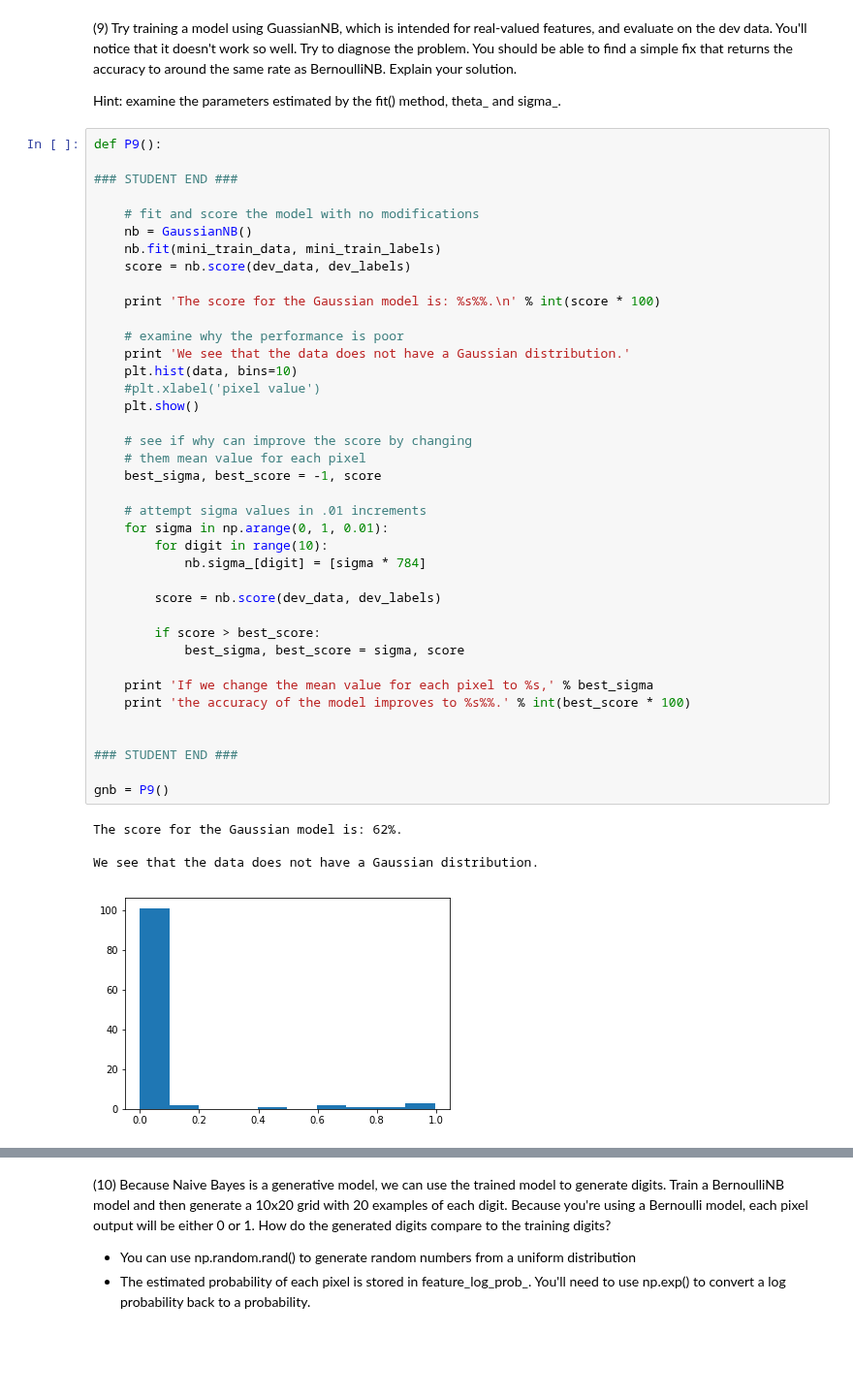
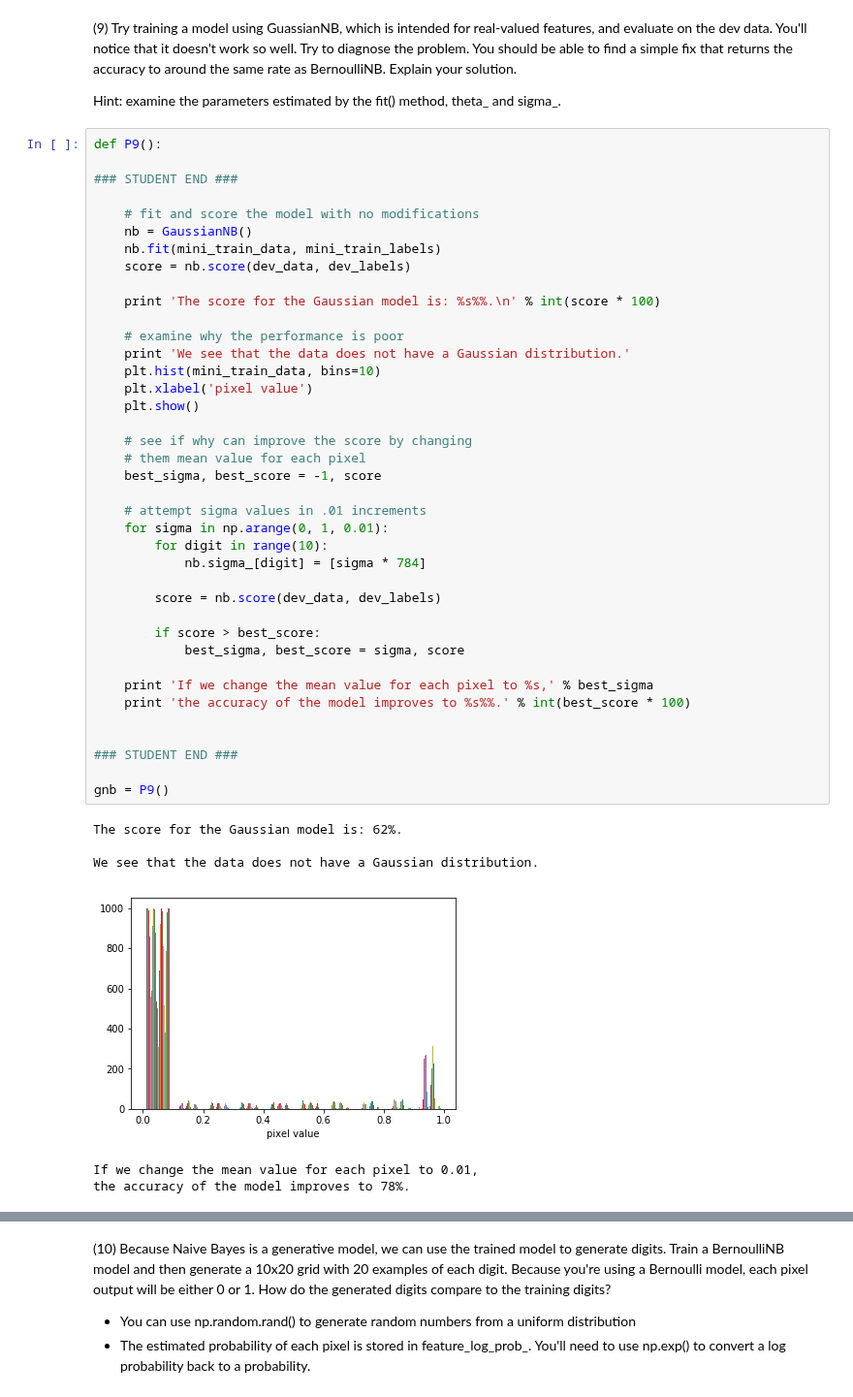
Before and after one commit to dan55/machine_learning, a Jupyter notebook: daniel_elkin_p1.ipynb, the cells around one changed output, grey strips where cells are left out. Shown at 97% size. Saved outputs shown, nothing was run; the diff lists cells and outputs as text; blank space fills up the shorter version.

```diff
--- a/daniel_elkin_p1.ipynb
+++ b/daniel_elkin_p1.ipynb
@@ -642,33 +632,35 @@ def P9():
 
     # examine why the performance is poor
     print 'We see that the data does not have a Gaussian distribution.'
-    plt.hist(data, bins=10)
-    #plt.xlabel('pixel value')
+    plt.hist(mini_train_data, bins=10)
+    plt.xlabel('pixel value')
     plt.show()
 
     # see if why can improve the score by changing
     # them mean value for each pixel
     best_sigma, best_score = -1, score
 
     # attempt sigma values in .01 increments
     for sigma in np.arange(0, 1, 0.01):
         for digit in range(10):
             nb.sigma_[digit] = [sigma * 784]
 
         score = nb.score(dev_data, dev_labels)
 
         if score > best_score:
             best_sigma, best_score = sigma, score
 
     print 'If we change the mean value for each pixel to %s,' % best_sigma
     print 'the accuracy of the model improves to %s%%.' % int(best_score * 100)
 
 
 ### STUDENT END ###
 
 gnb = P9()
 # %% [output]
 The score for the Gaussian model is: 62%.
 
 We see that the data does not have a Gaussian distribution.
-[figure, old version]
+[figure, new version]
+If we change the mean value for each pixel to 0.01,
+the accuracy of the model improves to 78%.
```
Also changed, not shown: parts of 10 cells of this notebook.
